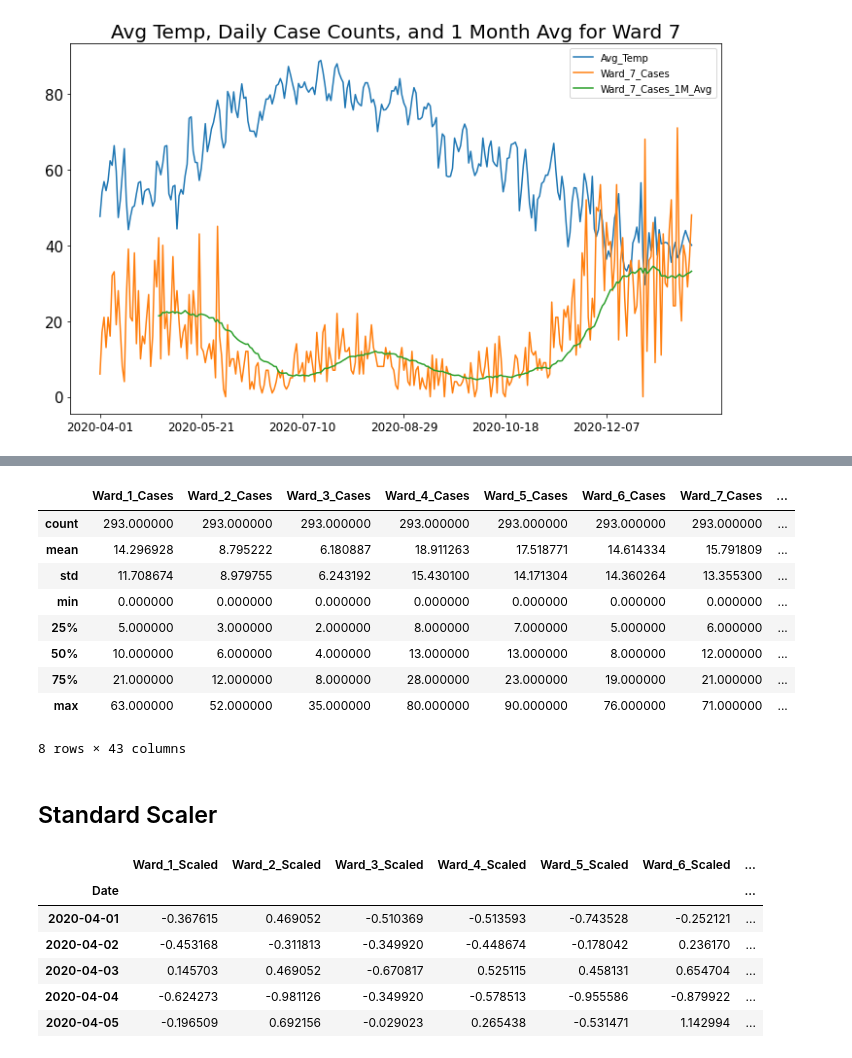
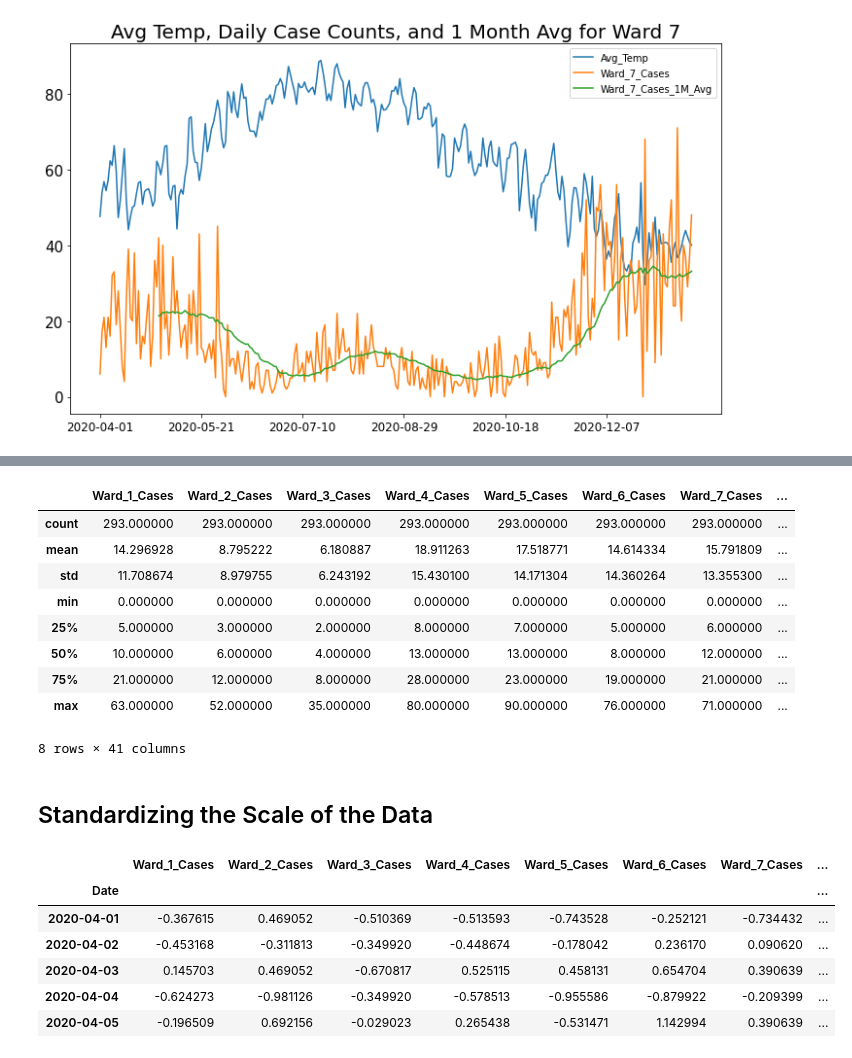
Before and after one commit to gabecano4308/Predicting-Covid-Case-Counts-in-Washington-DC, a Jupyter notebook: 2_Feature_Engineering.ipynb, the cells around one changed output, grey strips where cells are left out. Saved outputs shown, nothing was run; the diff lists cells and outputs as text; code cells hidden in the pictures.

```diff
--- a/2_Feature_Engineering.ipynb
+++ b/2_Feature_Engineering.ipynb
@@ -128,12 +156,0 @@ engineered_df.head()
-# %%
-# Making two new columns per Ward of the case data shifted forward by 24 and 48 hours, respectively
-
-for i in range(1, 9):
-
-    engineered_df[f'Ward_{i}_Cases'] = engineered_df[f'Ward_{i}_Cases']
-
-    engineered_df[f'Ward_{i}_Cases_Shift_M'] = engineered_df[f'Ward_{i}_Cases'].shift(30)
-
-    engineered_df[f'Ward_{i}_Cases_Shift_2W'] = engineered_df[f'Ward_{i}_Cases'].shift(14)
-
-engineered_df.head()
@@ -212,7 +205,7 @@ engineered_df.describe()
 | 50% | 10.000000 | 6.000000 | 4.000000 | 13.000000 | 13.000000 | 8.000000 | 12.000000 | ... |
 | 75% | 21.000000 | 12.000000 | 8.000000 | 28.000000 | 23.000000 | 19.000000 | 21.000000 | ... |
 | max | 63.000000 | 52.000000 | 35.000000 | 80.000000 | 90.000000 | 76.000000 | 71.000000 | ... |
-8 rows × 43 columns
+8 rows × 41 columns
-# %% [markdown]
-## Standard Scaler
+# %% [markdown]
+## Standardizing the Scale of the Data
 # %%
@@ -233,14 +226,14 @@ scaled_cols = ['Ward_1_Scaled', 'Ward_2_Scaled', 'Ward_3_Scaled', 'Ward_4_Scaled
 # %%
-model_df_sc = pd.DataFrame(model_df_sc, columns=scaled_cols, index=model_df.index)
+model_df_sc = pd.DataFrame(model_df_sc, columns=model_df.columns, index=model_df.index)
 model_df_sc.head()
 # %% [output]
-|  | Ward_1_Scaled | Ward_2_Scaled | Ward_3_Scaled | Ward_4_Scaled | Ward_5_Scaled | Ward_6_Scaled | ... |
-| Date |  |  |  |  |  |  | ... |
-| 2020-04-01 | -0.367615 | 0.469052 | -0.510369 | -0.513593 | -0.743528 | -0.252121 | ... |
-| 2020-04-02 | -0.453168 | -0.311813 | -0.349920 | -0.448674 | -0.178042 | 0.236170 | ... |
-| 2020-04-03 | 0.145703 | 0.469052 | -0.670817 | 0.525115 | 0.458131 | 0.654704 | ... |
-| 2020-04-04 | -0.624273 | -0.981126 | -0.349920 | -0.578513 | -0.955586 | -0.879922 | ... |
-| 2020-04-05 | -0.196509 | 0.692156 | -0.029023 | 0.265438 | -0.531471 | 1.142994 | ... |
+|  | Ward_1_Cases | Ward_2_Cases | Ward_3_Cases | Ward_4_Cases | Ward_5_Cases | Ward_6_Cases | Ward_7_Cases | ... |
+| Date |  |  |  |  |  |  |  | ... |
+| 2020-04-01 | -0.367615 | 0.469052 | -0.510369 | -0.513593 | -0.743528 | -0.252121 | -0.734432 | ... |
+| 2020-04-02 | -0.453168 | -0.311813 | -0.349920 | -0.448674 | -0.178042 | 0.236170 | 0.090620 | ... |
+| 2020-04-03 | 0.145703 | 0.469052 | -0.670817 | 0.525115 | 0.458131 | 0.654704 | 0.390639 | ... |
+| 2020-04-04 | -0.624273 | -0.981126 | -0.349920 | -0.578513 | -0.955586 | -0.879922 | -0.209399 | ... |
+| 2020-04-05 | -0.196509 | 0.692156 | -0.029023 | 0.265438 | -0.531471 | 1.142994 | 0.390639 | ... |
 # %%
 model_df_sc.describe()
 # %% [output]
```
Also changed, not shown: parts of 33 cells of this notebook, 23 other files.
